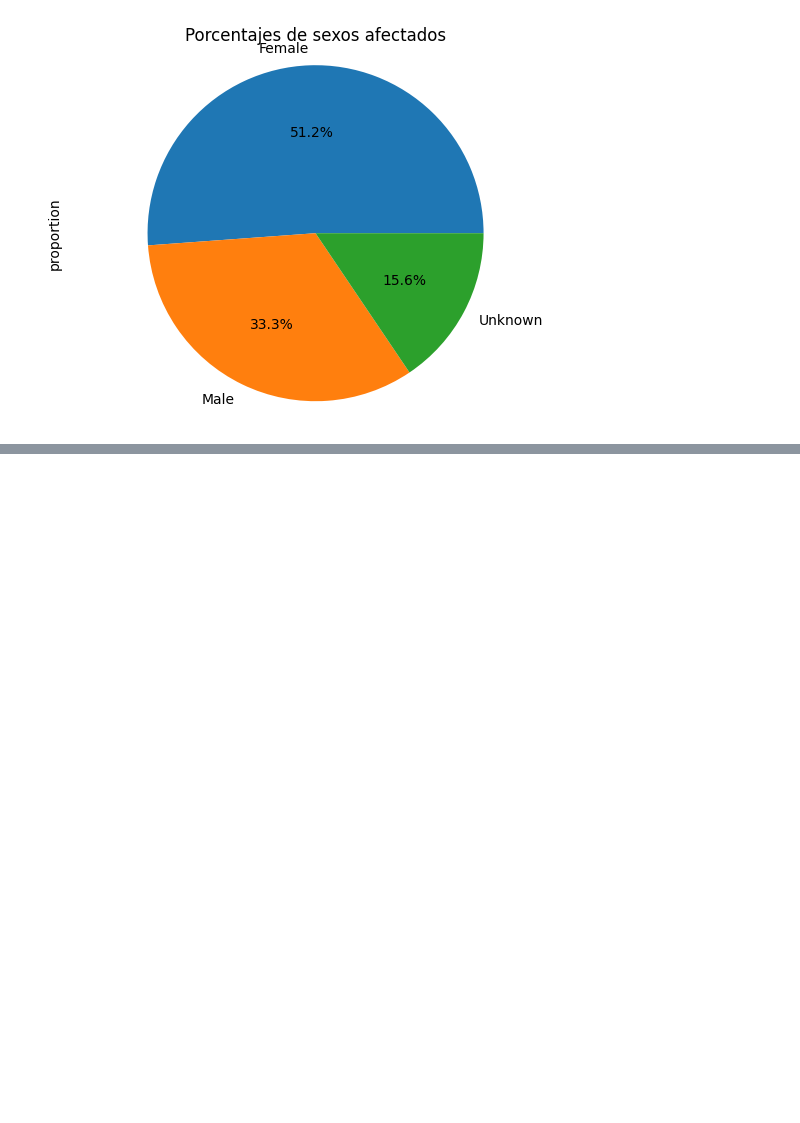
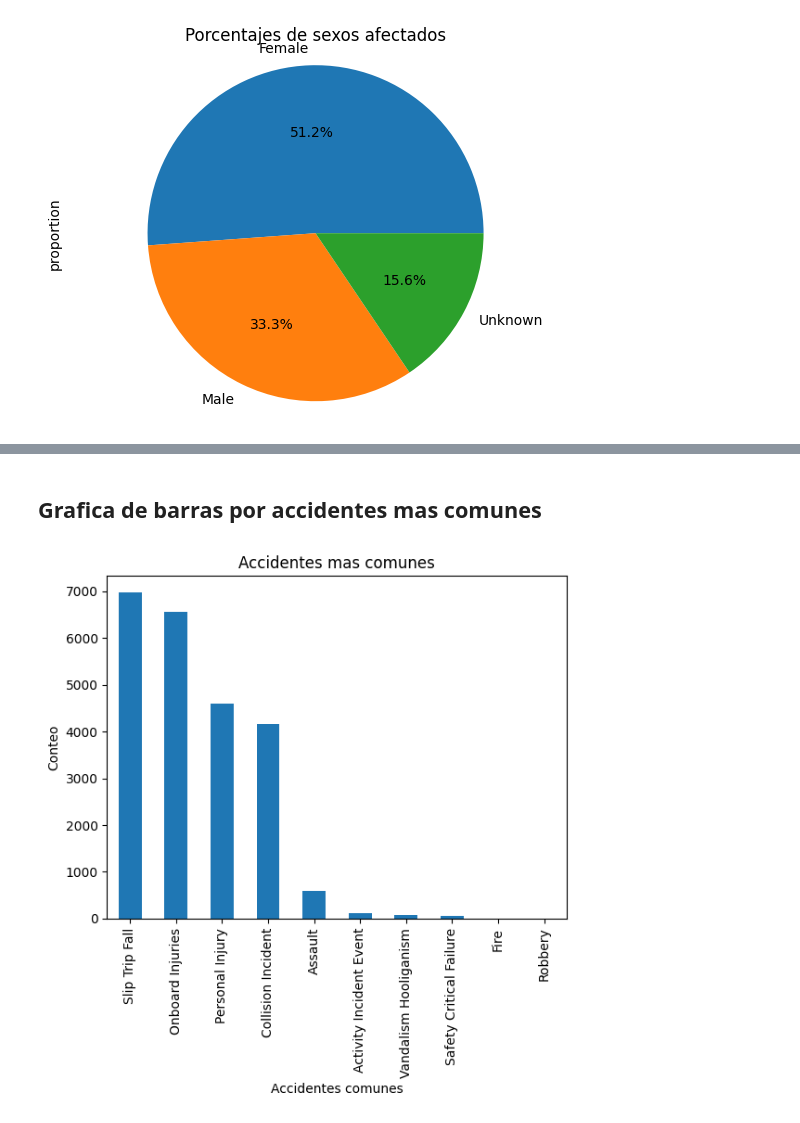
Before and after one commit to luisrebel1239/analisis-datos-csv, a Jupyter notebook: notebook.ipynb, the cells around one changed output, grey strips where cells are left out. Saved outputs shown, nothing was run; the diff lists cells and outputs as text; code cells hidden in the pictures; blank space fills up the shorter version.

Commit message:
grafica por tipo de accidentes mas comunes

```diff
--- a/notebook.ipynb
+++ b/notebook.ipynb
@@ -239,0 +251,3 @@ plt.show()
+# %%
+incidentsEventType = df["Incident Event Type"].value_counts()
+incidentsEventType
@@ -239,0 +267,11 @@ plt.show()
+# %% [markdown]
+## Grafica de barras por accidentes mas comunes
+# %%
+ax = incidentsEventType.plot(kind="bar")
+ax.set_xticklabels(ax.get_xticklabels(), rotation=90)
+plt.xlabel("Accidentes comunes")
+plt.ylabel("Conteo")
+plt.title("Accidentes mas comunes")
+plt.show()
+# %% [output]
+[figure, added]
```
Also changed, not shown: parts of 3 cells of this notebook.
